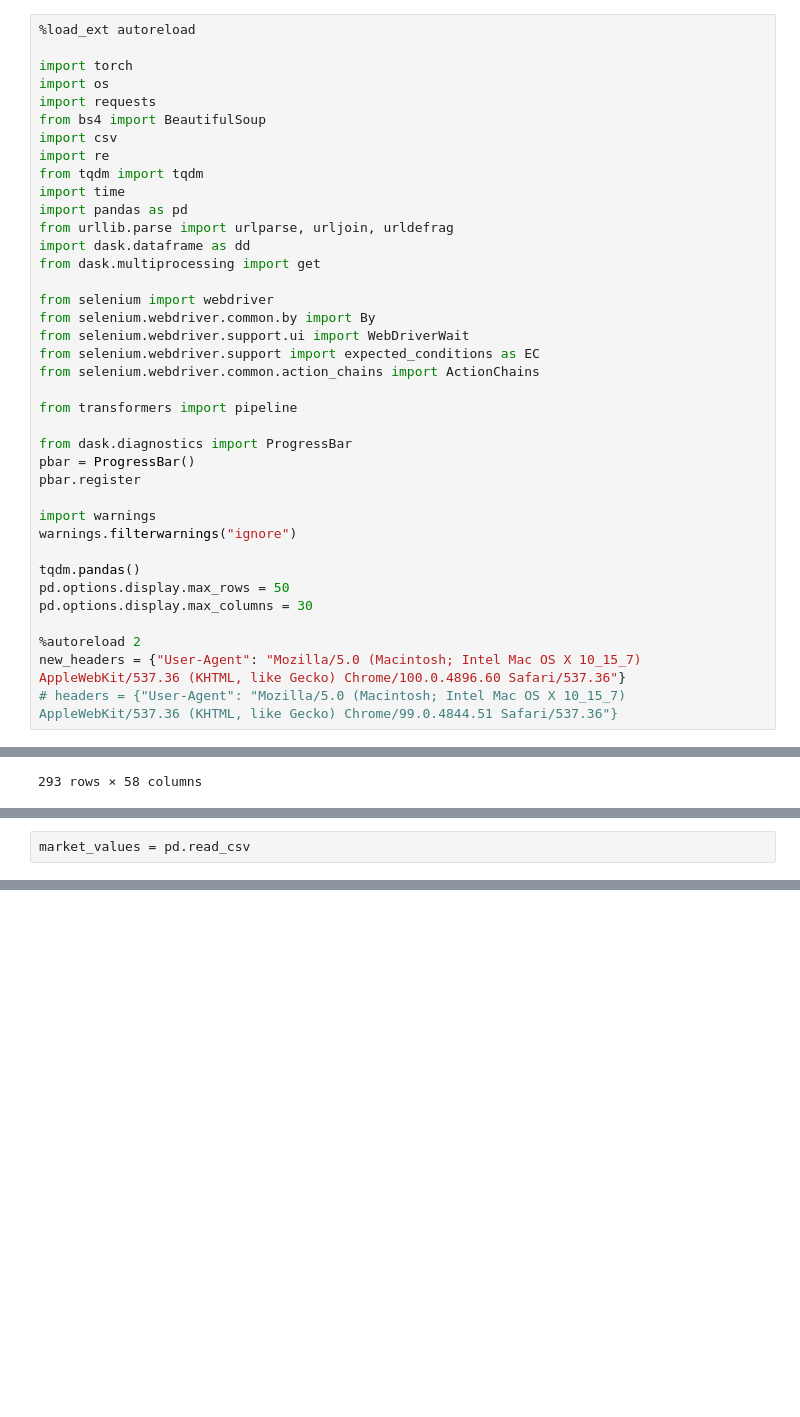
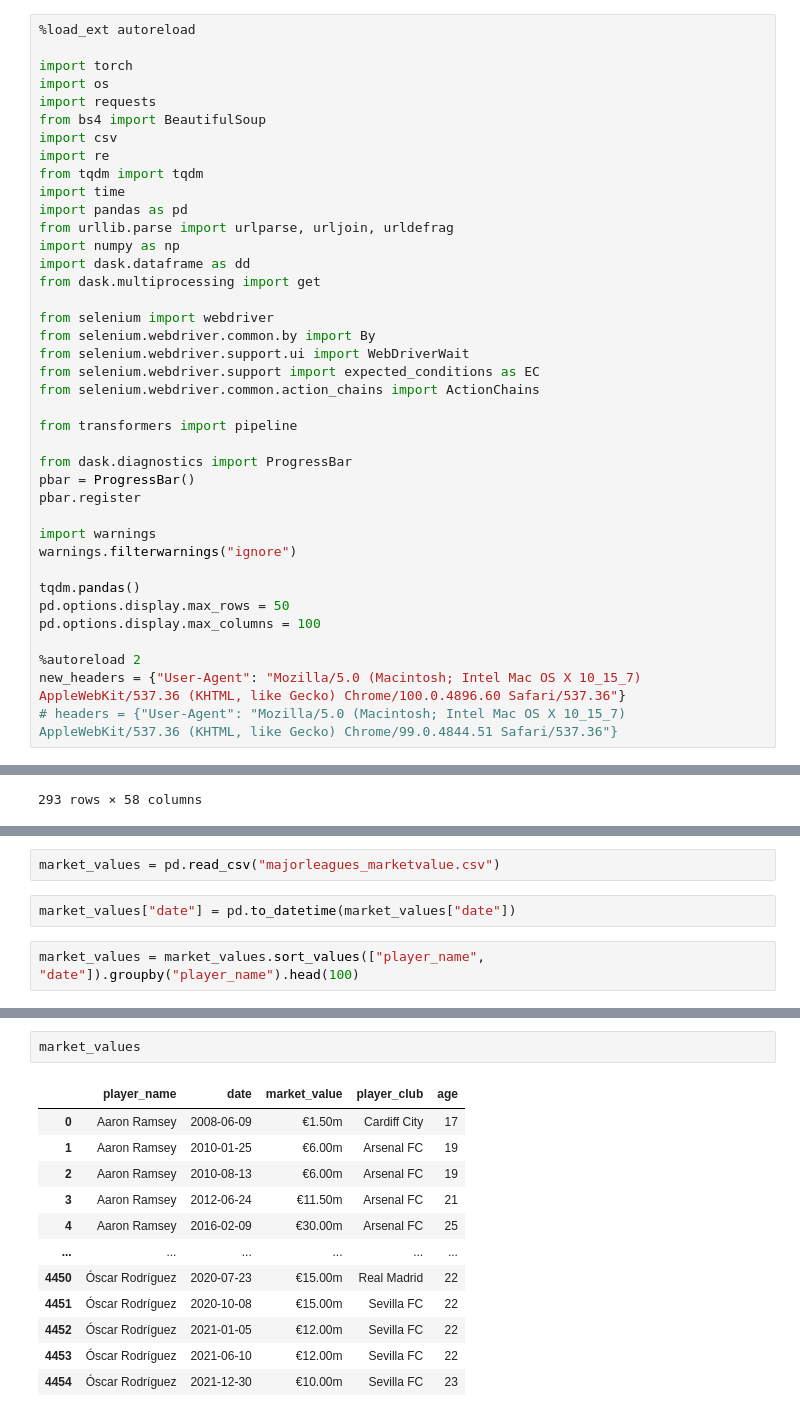
Before and after one commit to kenghweeng/sports-messiest-news, a Jupyter notebook: Untitled.ipynb, the cells around one changed output, grey strips where cells are left out. Drawn from its saved outputs; the diff is of its cells as text; blank space fills up the shorter version.

```diff
--- a/Untitled.ipynb
+++ b/Untitled.ipynb
@@ -52,6 +52,7 @@ from tqdm import tqdm
 import time
 import pandas as pd
 from urllib.parse import urlparse, urljoin, urldefrag
+import numpy as np
 import dask.dataframe as dd
 from dask.multiprocessing import get
 
@@ -72,7 +73,7 @@ warnings.filterwarnings("ignore")
 
 tqdm.pandas()
 pd.options.display.max_rows = 50
-pd.options.display.max_columns = 30
+pd.options.display.max_columns = 100
 
 %autoreload 2
 new_headers = {"User-Agent": "Mozilla/5.0 (Macintosh; Intel Mac OS X 10_15_7) AppleWebKit/537.36 (KHTML, like Gecko) Chrome/100.0.4896.60 Safari/537.36"}
@@ -1060,2 +1067,6 @@ combined = pd.read_pickle("majorleagues_combined.pkl")
 # %%
-market_values = pd.read_csv
+market_values = pd.read_csv("majorleagues_marketvalue.csv")
+# %%
+market_values["date"] = pd.to_datetime(market_values["date"])
+# %%
+market_values = market_values.sort_values(["player_name", "date"]).groupby("player_name").head(100)
@@ -1061,0 +1075,15 @@ market_values = pd.read_csv
+# %%
+market_values
+# %% [output]
+|  | player_name | date | market_value | player_club | age |
+| 0 | Aaron Ramsey | 2008-06-09 | €1.50m | Cardiff City | 17 |
+| 1 | Aaron Ramsey | 2010-01-25 | €6.00m | Arsenal FC | 19 |
+| 2 | Aaron Ramsey | 2010-08-13 | €6.00m | Arsenal FC | 19 |
+| 3 | Aaron Ramsey | 2012-06-24 | €11.50m | Arsenal FC | 21 |
+| 4 | Aaron Ramsey | 2016-02-09 | €30.00m | Arsenal FC | 25 |
+| ... | ... | ... | ... | ... | ... |
+| 4450 | Óscar Rodríguez | 2020-07-23 | €15.00m | Real Madrid | 22 |
+| 4451 | Óscar Rodríguez | 2020-10-08 | €15.00m | Sevilla FC | 22 |
+| 4452 | Óscar Rodríguez | 2021-01-05 | €12.00m | Sevilla FC | 22 |
+| 4453 | Óscar Rodríguez | 2021-06-10 | €12.00m | Sevilla FC | 22 |
+| 4454 | Óscar Rodríguez | 2021-12-30 | €10.00m | Sevilla FC | 23 |
```
Also changed, not shown: parts of 30 cells of this notebook, 3 other files.
